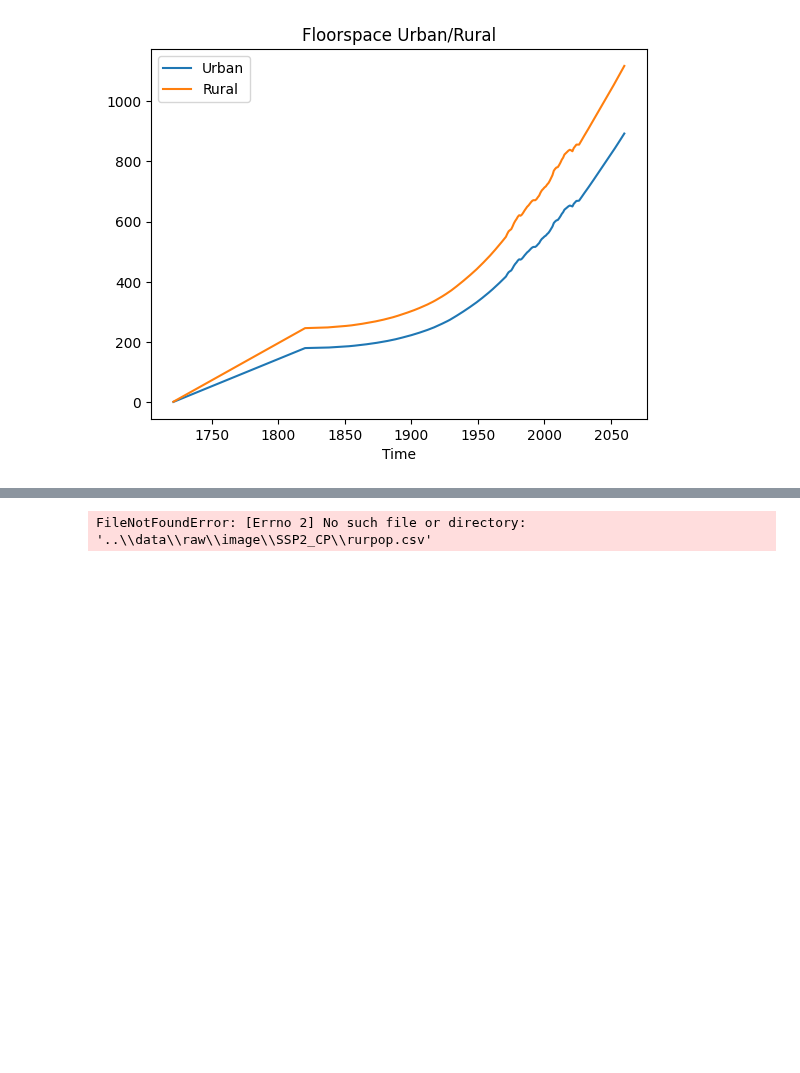
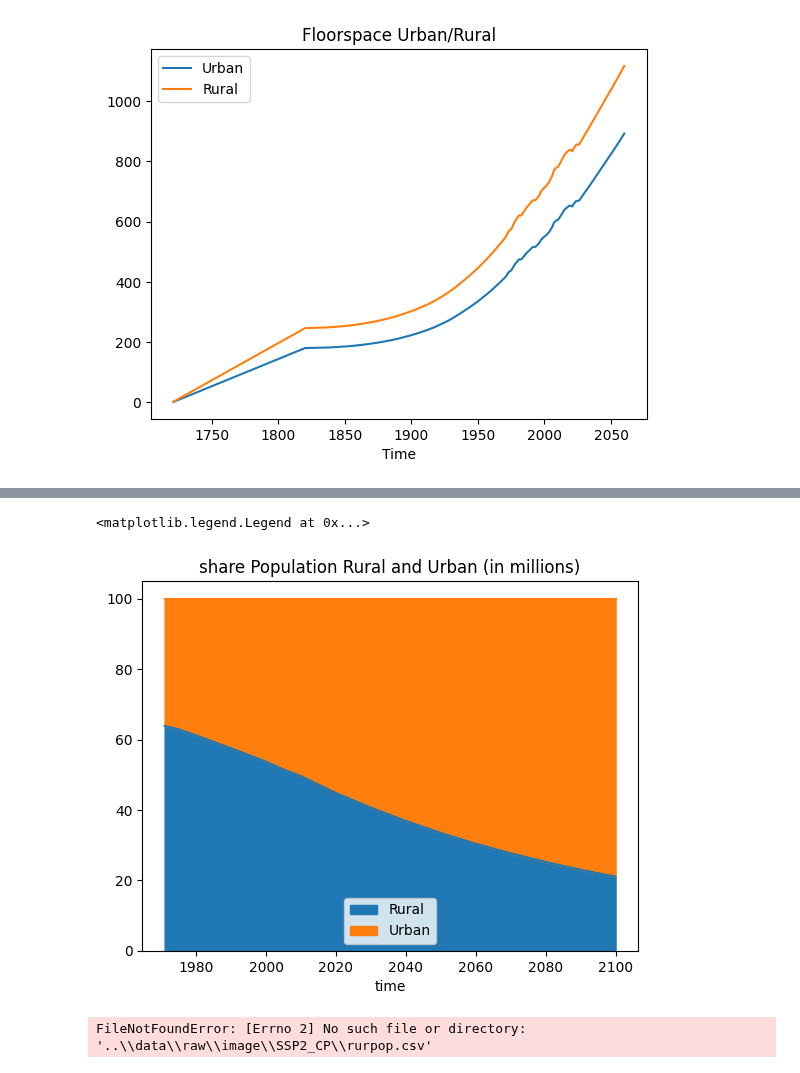
Before and after one commit to imagepbl/image-materials, a Jupyter notebook: examples/buma_preprocessing.ipynb, the cells around one changed output, grey strips where cells are left out. Cells and saved outputs as stored; diff of their text form; code cells hidden in the pictures; blank space fills up the shorter version.

```diff
--- a/examples/buma_preprocessing.ipynb
+++ b/examples/buma_preprocessing.ipynb
@@ -168,3 +195,17 @@ raw_rural_population = raw_rural_population.loc[:, :26]
+# %%
+df = pd.DataFrame({
+    'Rural': share_rural,
+    'Urban': share_urban
+})
+
+# Create stacked area plot
+df.plot.area(stacked=True)
+
+plt.title("share Population Rural and Urban (in millions)")
+plt.legend()
+# %% [output]
+<matplotlib.legend.Legend at 0x...>
+[figure, added]
 # %%
 # Get the population data [Year, Region, Area].
 population = compute_population(image_directory, base_directory)
```
Also changed, not shown: parts of 6 cells of this notebook, 2 other files.
